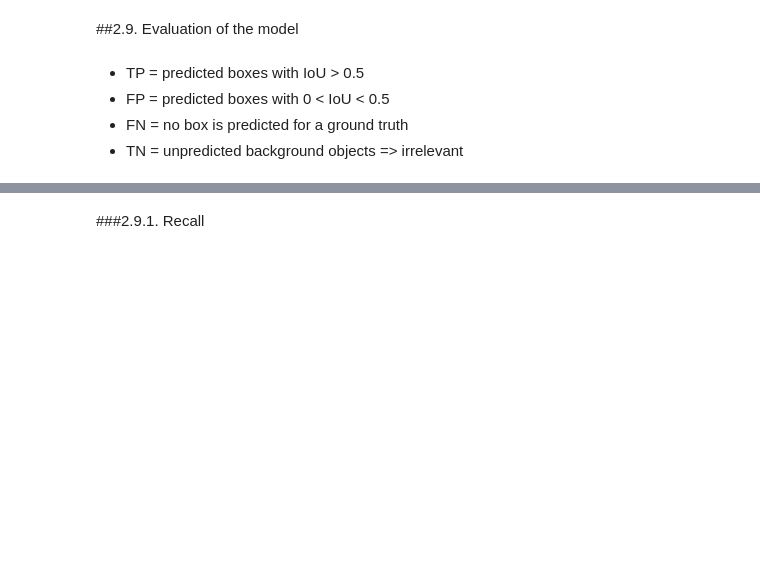
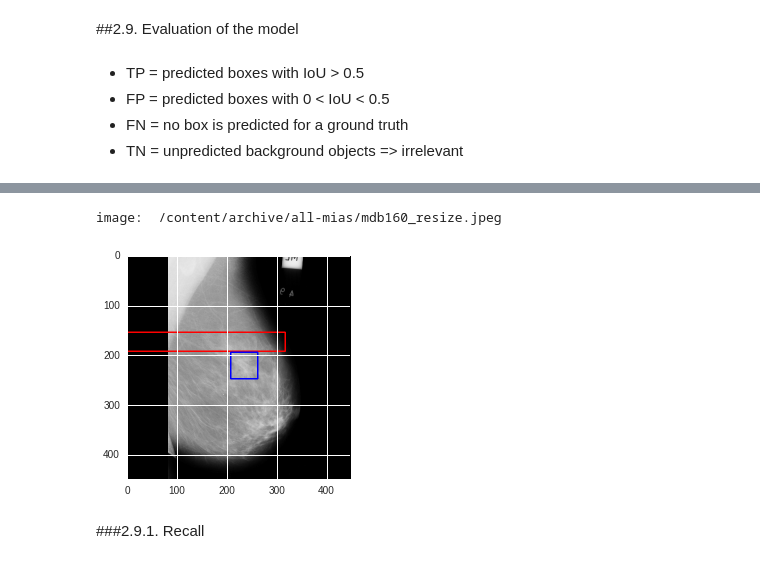
Before and after one commit to cfont03/Anomaly-breast-cancer-detection, a Jupyter notebook: src/train/notebooks/yolo.ipynb, the cells around one changed output, grey strips where cells are left out. Cells and saved outputs as stored; diff of their text form; code cells hidden in the pictures; blank space fills up the shorter version.

```diff
--- a/src/train/notebooks/yolo.ipynb
+++ b/src/train/notebooks/yolo.ipynb
@@ -972,3 +1015,33 @@ Correctly predicted boxes out of total predictions:  3.10%
+# %%
+# visualizing foreground proposals
+img = 60
+box = 20
+img_path = Path(train_re.iloc[img,0])
+img_ = cv2.imread(str(img_path))
+
+rois = y_pred_img_[img][box][1:5]
+bbox_list = img_list[img][0][1:5]
+
+print("image: ", img_path)
+
+for i in range(len(rois)):
+    # visualizing foreground proposals
+    x_min = int(rois[0])# - rois[2]/2)
+    y_min = int(rois[1])# - rois[3]/2)
+    x_max = int(rois[2])# + rois[2]/2)
+    y_max = int(rois[3])# + rois[3]/2)
+    cv2.rectangle(img_, (x_min, y_min), (x_max, y_max), color=(255, 0, 0), thickness=2)
+
+# plot ground truth
+cv2.rectangle(img_, (int(bbox_list[0] - bbox_list[2]/2), int(bbox_list[1] - bbox_list[3]/2)),
+              (int(bbox_list[0] + bbox_list[2]/2), int(bbox_list[1] + bbox_list[3]/2)), color=(0, 0, 255), thickness=2)
+
+
+plt.imshow(img_)
+plt.show()
+# %% [output]
+image:  /content/archive/all-mias/mdb160_resize.jpeg
+[figure, added]
 # %% [markdown]
 ###2.9.1. Recall
 # %%
```
Also changed, not shown: parts of 16 cells of this notebook.
